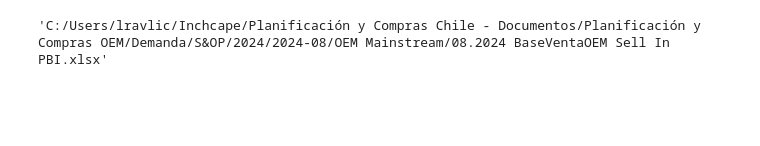
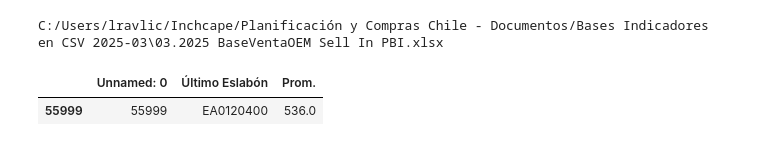
Before and after one commit to lukasravlic/fc_error_oem, a Jupyter notebook: fc_error_oem.ipynb, the cells around one changed output. Saved outputs shown, nothing was run; the diff lists cells and outputs as text; code cells hidden in the pictures; blank space fills up the shorter version.

Commit message:
se agrega codigo para premium

```diff
--- a/fc_error_oem.ipynb
+++ b/fc_error_oem.ipynb
@@ -135,6 +125,6 @@ Name: count, dtype: int64
 # %%
 #localizacion de el archivo de codigo actual para las cadenas de reemplazo
-maestro = f"C:/Users/{nombre_usuario}/Inchcape/Planificación y Compras Chile - Documentos/Planificación y Compras Maestros/{hoy.year}/{hoy.year}-{str(hoy.month).zfill(2)}"
+maestro = f"C:/Users/{nombre_usuario}/Inchcape/Planificación y Compras Chile - Documentos/Bases Indicadores en CSV {str(hoy.year)}-{str(hoy.month).zfill(2)}"
 dir_maestro = os.listdir(maestro)
 
 for a in dir_maestro:
@@ -146,19 +136,32 @@ for a in dir_maestro:
 #         archivos = os.listdir(c_arch)
 #         print(archivos)
 
-    if 'COD_ACTUAL_R3' in a:
+    if 'COD_ACTUAL' in a:
         ruta_cad = os.path.join(maestro, a)
-        cadena_de_remplazo = pd.read_excel(ruta_cad, usecols= ['Nro_pieza_fabricante_1',	'Cod_Actual_1'] )
+        cadena_de_remplazo = pd.read_csv(ruta_cad, usecols= ['Nro_pieza_fabricante_1',	'Cod_Actual_1'] )
-# %%
-#se genera ruta del archivo de ventas y se lee dicha ruta con pandas
-ruta_ventas = f"C:/Users/{nombre_usuario}/Inchcape/Planificación y Compras Chile - Documentos/Planificación y Compras OEM/Demanda/S&OP/{fecha_n[:4]}/{fecha_n}/OEM Mainstream/{numero_mes_punto} BaseVentaOEM Sell In PBI.xlsx"
-df_ventas= pd.read_excel(ruta_ventas, sheet_name='Base Venta Sell In OEM', header=2)
-
-#se lee una version auxiliar del archivo de ventas para obtener la
-
-df_ventas_p= pd.read_excel(ruta_ventas, sheet_name='TD BV', header=3)
-df_ventas_p = df_ventas_p[['Último Eslabón', 'Prom.']]
-# %%
-ruta_ventas
-# %% [output]
-'C:/Users/lravlic/Inchcape/Planificación y Compras Chile - Documentos/Planificación y Compras OEM/Demanda/S&OP/2024/2024-08/OEM Mainstream/08.2024 BaseVentaOEM Sell In PBI.xlsx'
+# %%
+ventas = f"C:/Users/{nombre_usuario}/Inchcape/Planificación y Compras Chile - Documentos/Bases Indicadores en CSV {str(hoy.year)}-{str(hoy.month).zfill(2)}"
+dir_maestro = os.listdir(maestro)
+
+for a in dir_maestro:
+
+#     if str(hoy.year) in c_año:
+#         c_carpeta = os.path.join(maestro, c_año)
+#         c_mes = os.listdir(c_carpeta)
+#         c_arch = os.path.join(c_carpeta, c_mes[-1])
+#         archivos = os.listdir(c_arch)
+#         print(archivos)
+
+    if 'Sell In PBI' in a:
+        ruta_ventas = os.path.join(ventas, a)
+        print(ruta_ventas)
+df_ventas= pd.read_excel(ruta_ventas, sheet_name='Base Venta Sell In OEM', dtype={'Último Eslabón':'str'},header=2)
+df_ventas_p= pd.read_excel(ruta_ventas, sheet_name='TD BV', header=3, dtype={'Último Eslabón':'str'})
+df_ventas_p = df_ventas_p[['Último Eslabón', 'Prom.']]
+# %% [output]
+C:/Users/lravlic/Inchcape/Planificación y Compras Chile - Documentos/Bases Indicadores en CSV 2025-03\03.2025 BaseVentaOEM Sell In PBI.xlsx
+# %%
+df_ventas_p[df_ventas_p['Último Eslabón']=='EA0120400']
+# %% [output]
+|  | Unnamed: 0 | Último Eslabón | Prom. |
+| 55999 | 55999 | EA0120400 | 536.0 |
```
Also changed, not shown: parts of 58 cells of this notebook, 7 other files.
